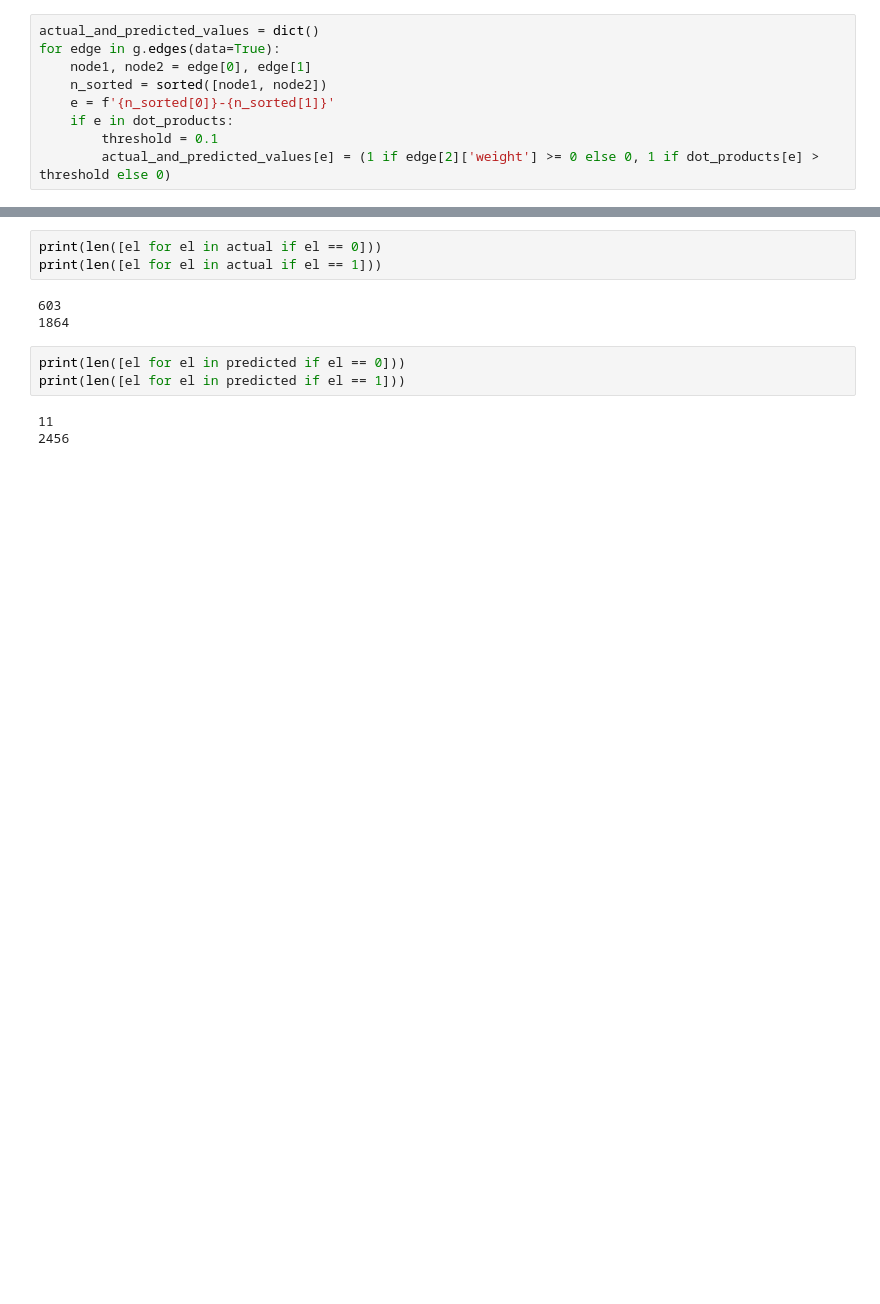
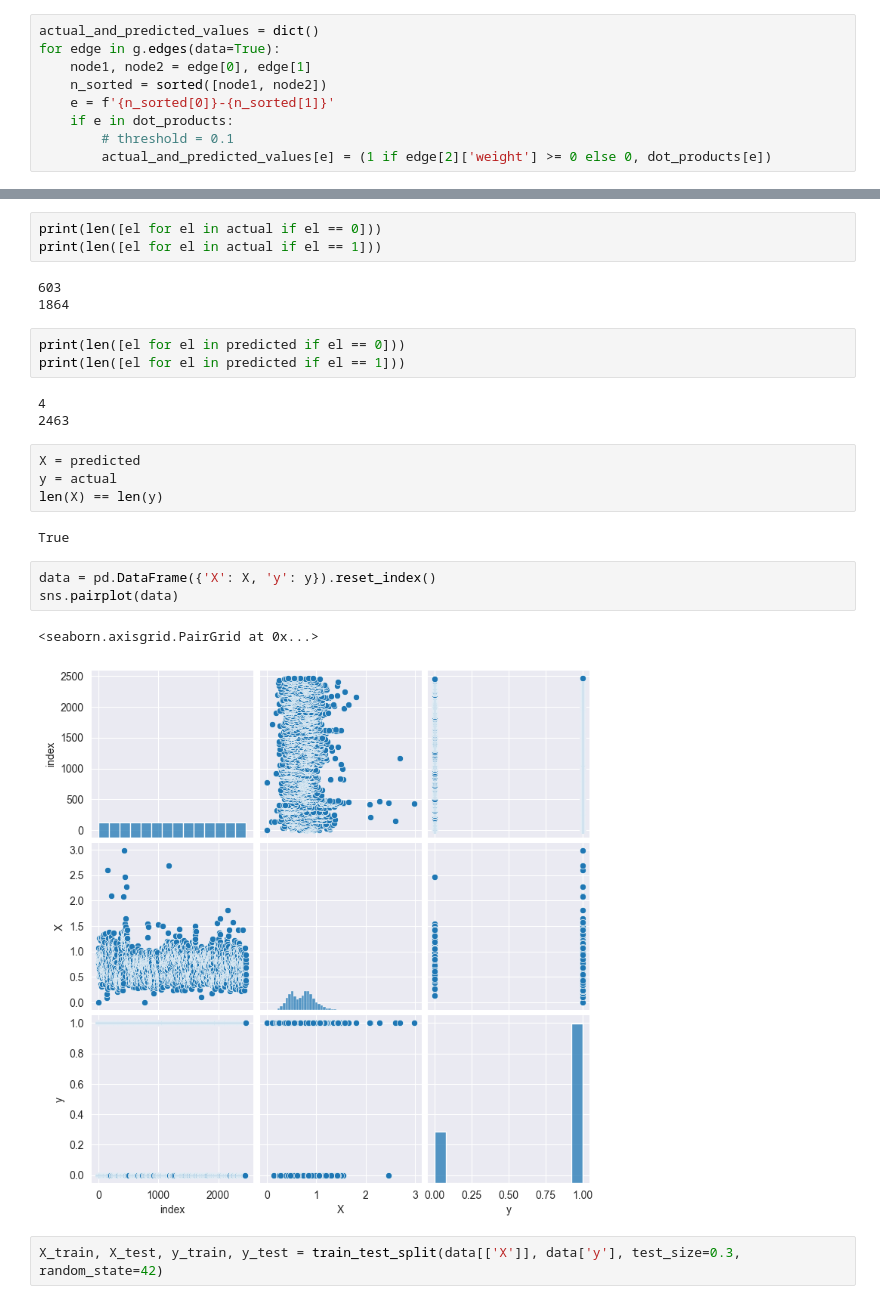
Before and after one commit to marin-o/xai-graphs, a Jupyter notebook: notebooks/embeddings.ipynb, the cells around one changed output, grey strips where cells are left out. Cells and saved outputs as stored; diff of their text form; blank space fills up the shorter version.

```diff
--- a/notebooks/embeddings.ipynb
+++ b/notebooks/embeddings.ipynb
@@ -154,8 +156,8 @@ for edge in g.edges(data=True):
     n_sorted = sorted([node1, node2])
     e = f'{n_sorted[0]}-{n_sorted[1]}'
     if e in dot_products:
-        threshold = 0.1
-        actual_and_predicted_values[e] = (1 if edge[2]['weight'] >= 0 else 0, 1 if dot_products[e] > threshold else 0)
+        # threshold = 0.1
+        actual_and_predicted_values[e] = (1 if edge[2]['weight'] >= 0 else 0, dot_products[e])
 # %%
 actual = [el[0] for el in actual_and_predicted_values.values()]
 predicted = [el[1] for el in actual_and_predicted_values.values()]
@@ -178,5 +180,19 @@ print(len([el for el in actual if el == 1]))
 print(len([el for el in predicted if el == 0]))
 print(len([el for el in predicted if el == 1]))
 # %% [output]
-11
-2456
+4
+2463
+# %%
+X = predicted
+y = actual
+len(X) == len(y)
+# %% [output]
+True
+# %%
+data = pd.DataFrame({'X': X, 'y': y}).reset_index()
+sns.pairplot(data)
+# %% [output]
+<seaborn.axisgrid.PairGrid at 0x...>
+[figure, added]
+# %%
+X_train, X_test, y_train, y_test = train_test_split(data[['X']], data['y'], test_size=0.3, random_state=42)
```
Also changed, not shown: parts of 8 cells of this notebook.
